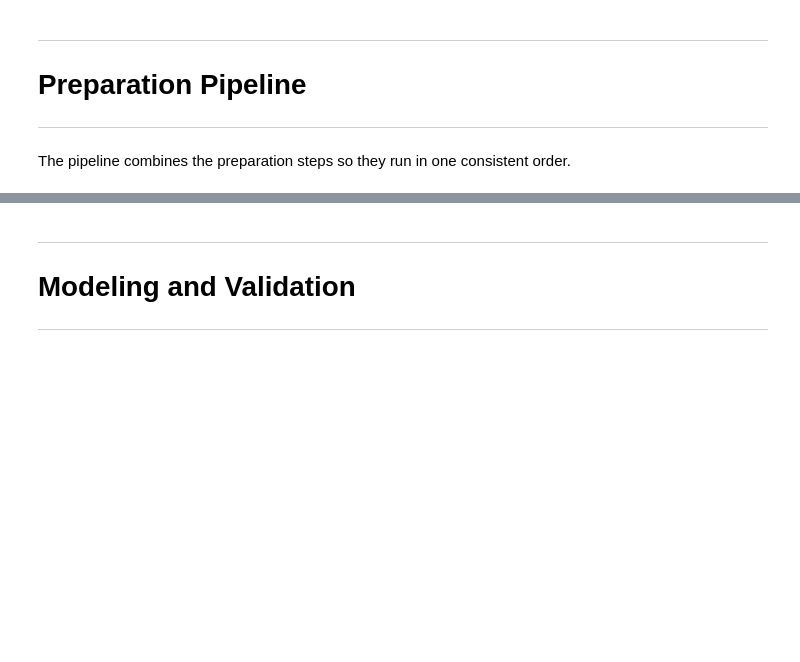
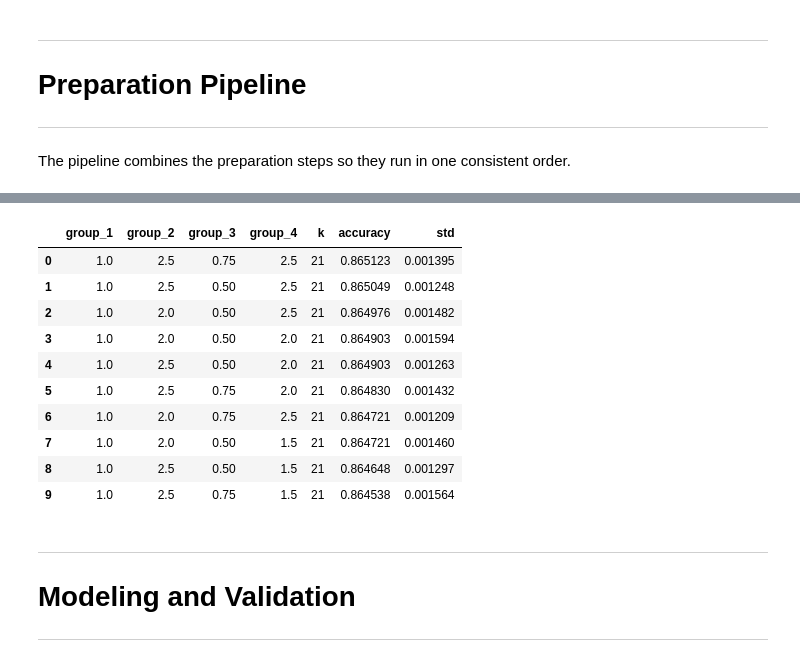
Before and after one commit to rhenprojects/IF3170_G12_YuzukiAkatsukiMilikKita, a Jupyter notebook: notebook/Notebook_IF3170_G12_YuzukiAkatsukiMilikKita.ipynb, the cells around one changed output, grey strips where cells are left out. Saved outputs shown, nothing was run; the diff lists cells and outputs as text; code cells hidden in the pictures; blank space fills up the shorter version.

Commit message:
feat: hyperparameter tuning knn (86.5 best)

```diff
--- a/notebook/Notebook_IF3170_G12_YuzukiAkatsukiMilikKita.ipynb
+++ b/notebook/Notebook_IF3170_G12_YuzukiAkatsukiMilikKita.ipynb
@@ -1060,8 +1060,8 @@ def knn_pipeline():
         transformer_weights={
             "group_1": 1.0,
             "group_2": 2.5,
-            "group_3": 1.0,
-            "group_4": 1.0
+            "group_3": 0.75,
+            "group_4": 2.5
         }
     )
     pipeline_list.append(("column_transformer", column_transformer))
@@ -1070,3 +1070,60 @@ def knn_pipeline():
     format_data()
 
     return Pipeline(steps=list(pipeline_list))
+# %%
+import numpy as np
+import pandas as pd
+
+from sklearn.model_selection import StratifiedKFold, ParameterGrid
+from sklearn.neighbors import KNeighborsClassifier
+from sklearn.metrics import accuracy_score
+
+# ==========================================
+# Hyperparameter Tuning KNN + bobot feature
+# ==========================================
+
+cv = StratifiedKFold(n_splits=5, shuffle=True, random_state=42)
+
+param_grid = {
+    "group_1": [1.0],
+    "group_2": [1.5, 2.0, 2.5],
+    "group_3": [0.5, 0.75, 1.0, 1.25],
+    "group_4": [1.0, 1.5, 2.0, 2.5],
+    "k": [21]
+}
+
+results = []
+for params in ParameterGrid(param_grid):
+    weights = {
+        "group_1": params["group_1"],
+        "group_2": params["group_2"],
+        "group_3": params["group_3"],
+        "group_4": params["group_4"]
+    }
+
+    fold_scores = []
+    for train_idx, val_idx in cv.split(X, y):
+        pipeline = knn_pipeline()
+
+        pipeline.set_params(column_transformer__transformer_weights=weights)
+
+        X_train_prepared = pipeline.fit_transform(X.iloc[train_idx])
+        X_val_prepared = pipeline.transform(X.iloc[val_idx])
+
+        model = KNeighborsClassifier(n_neighbors=params["k"], metric="manhattan", weights="distance", algorithm="brute", n_jobs=-1)
+        model.fit(X_train_prepared, y.iloc[train_idx])
+
+        predictions = model.predict(X_val_prepared)
+        fold_scores.append(accuracy_score(y.iloc[val_idx], predictions))
+
+    results.append({
+        **params,
+        "accuracy": np.mean(fold_scores),
+        "std": np.std(fold_scores)
+    })
+
+    print(params, "accuracy:", round(np.mean(fold_scores), 6))
+
+tuning_result = (pd.DataFrame(results).sort_values(["accuracy", "std"], ascending=[False, True]).reset_index(drop=True))
+display(tuning_result.head(10))
+# %% [output]
@@ -1073,3 +1147,14 @@ def knn_pipeline():
+|  | group_1 | group_2 | group_3 | group_4 | k | accuracy | std |
+| 0 | 1.0 | 2.5 | 0.75 | 2.5 | 21 | 0.865123 | 0.001395 |
+| 1 | 1.0 | 2.5 | 0.50 | 2.5 | 21 | 0.865049 | 0.001248 |
+| 2 | 1.0 | 2.0 | 0.50 | 2.5 | 21 | 0.864976 | 0.001482 |
+| 3 | 1.0 | 2.0 | 0.50 | 2.0 | 21 | 0.864903 | 0.001594 |
+| 4 | 1.0 | 2.5 | 0.50 | 2.0 | 21 | 0.864903 | 0.001263 |
+| 5 | 1.0 | 2.5 | 0.75 | 2.0 | 21 | 0.864830 | 0.001432 |
+| 6 | 1.0 | 2.0 | 0.75 | 2.5 | 21 | 0.864721 | 0.001209 |
+| 7 | 1.0 | 2.0 | 0.50 | 1.5 | 21 | 0.864721 | 0.001460 |
+| 8 | 1.0 | 2.5 | 0.50 | 1.5 | 21 | 0.864648 | 0.001297 |
+| 9 | 1.0 | 2.5 | 0.75 | 1.5 | 21 | 0.864538 | 0.001564 |
 # %%
 # Menjalankan Pipeline
 preparation_pipeline = knn_pipeline()
```
Also changed, not shown: parts of 6 cells of this notebook.
